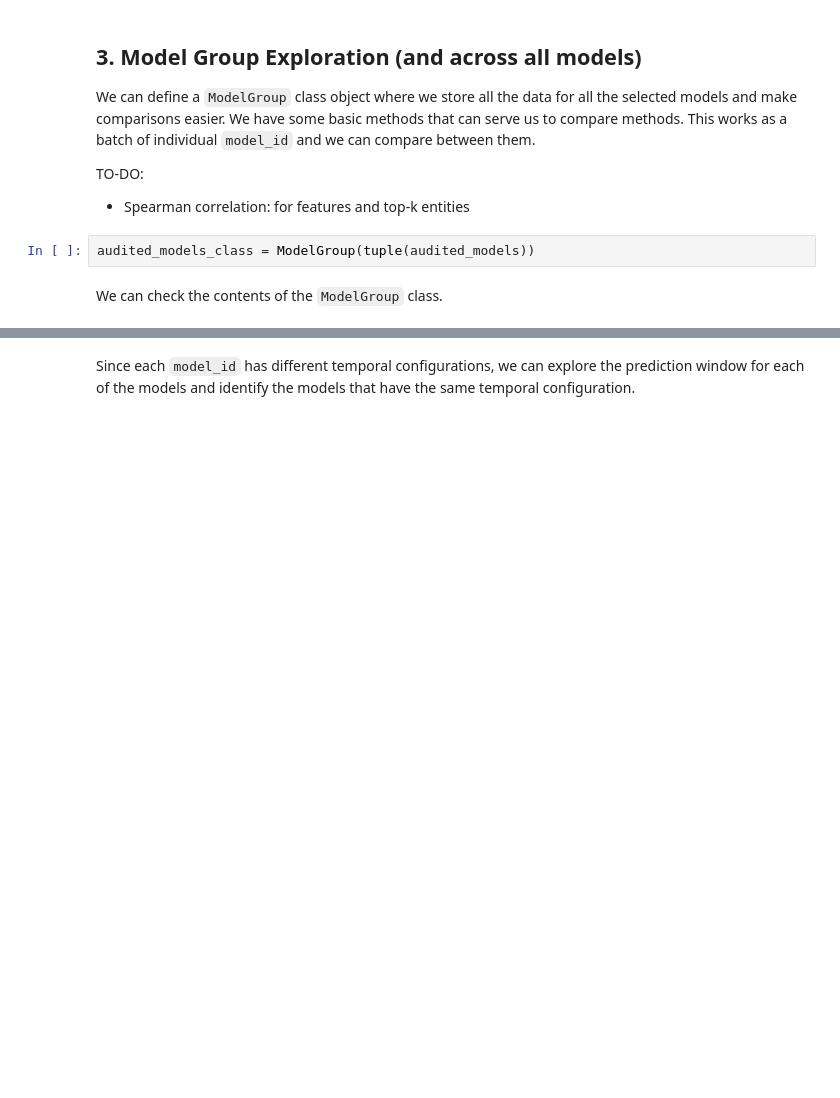
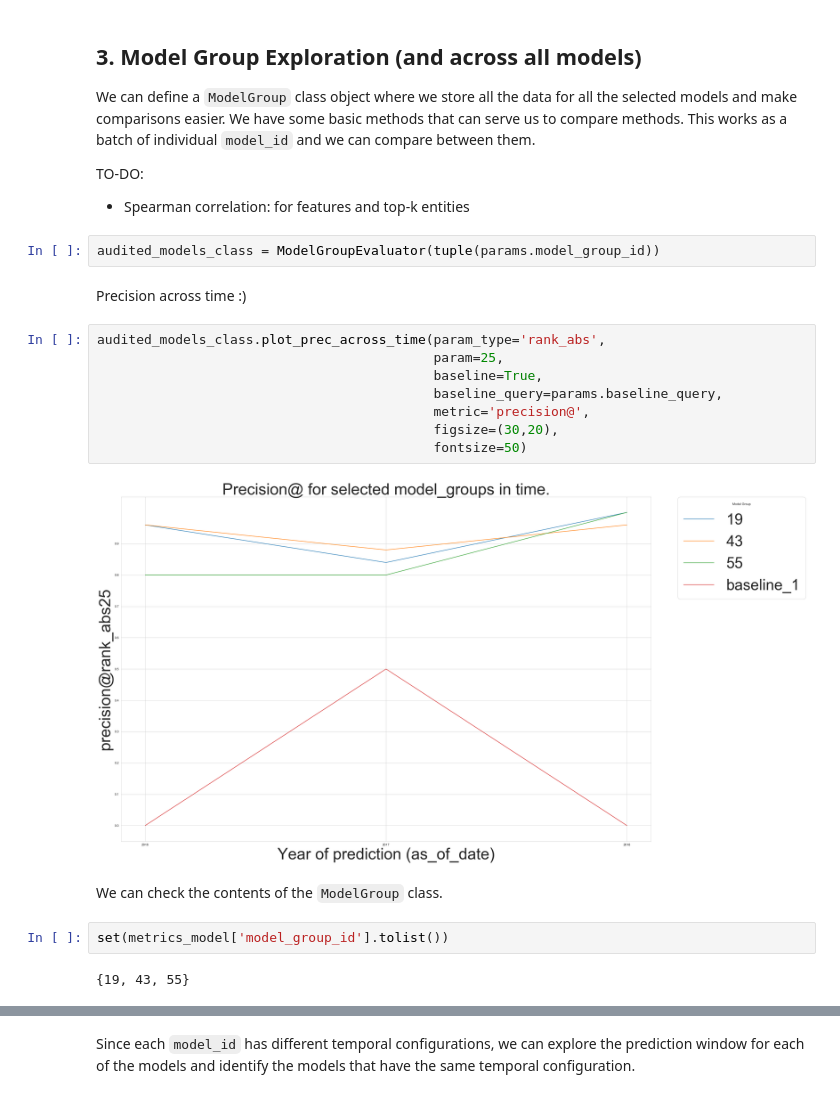
Before and after one commit to dssg/triage, a Jupyter notebook: src/triage/component/postmodeling/contrast/postmodeling_tutorial.ipynb, the cells around one changed output, grey strips where cells are left out. Cells and saved outputs as stored; diff of their text form; blank space fills up the shorter version.

```diff
--- a/src/triage/component/postmodeling/contrast/postmodeling_tutorial.ipynb
+++ b/src/triage/component/postmodeling/contrast/postmodeling_tutorial.ipynb
@@ -216,10 +216,26 @@ We can define a `ModelGroup` class object where we store all the data for all th
 
 TO-DO:
  - Spearman correlation: for features and top-k entities
-# %%
-audited_models_class = ModelGroup(tuple(audited_models))
+# %%
+audited_models_class = ModelGroupEvaluator(tuple(params.model_group_id))
+# %% [markdown]
+Precision across time :)
+# %%
+audited_models_class.plot_prec_across_time(param_type='rank_abs',
+                                           param=25,
+                                           baseline=True,
+                                           baseline_query=params.baseline_query,
+                                           metric='precision@',
+                                           figsize=(30,20),
+                                           fontsize=50)
+# %% [output]
+[figure, added]
 # %% [markdown]
 We can check the contents of the `ModelGroup` class.
+# %%
+set(metrics_model['model_group_id'].tolist())
+# %% [output]
+{19, 43, 55}
 # %%
 print(audited_models_class)
 # %% [output]
```
Also changed, not shown: parts of 11 cells of this notebook, 1 other file.
